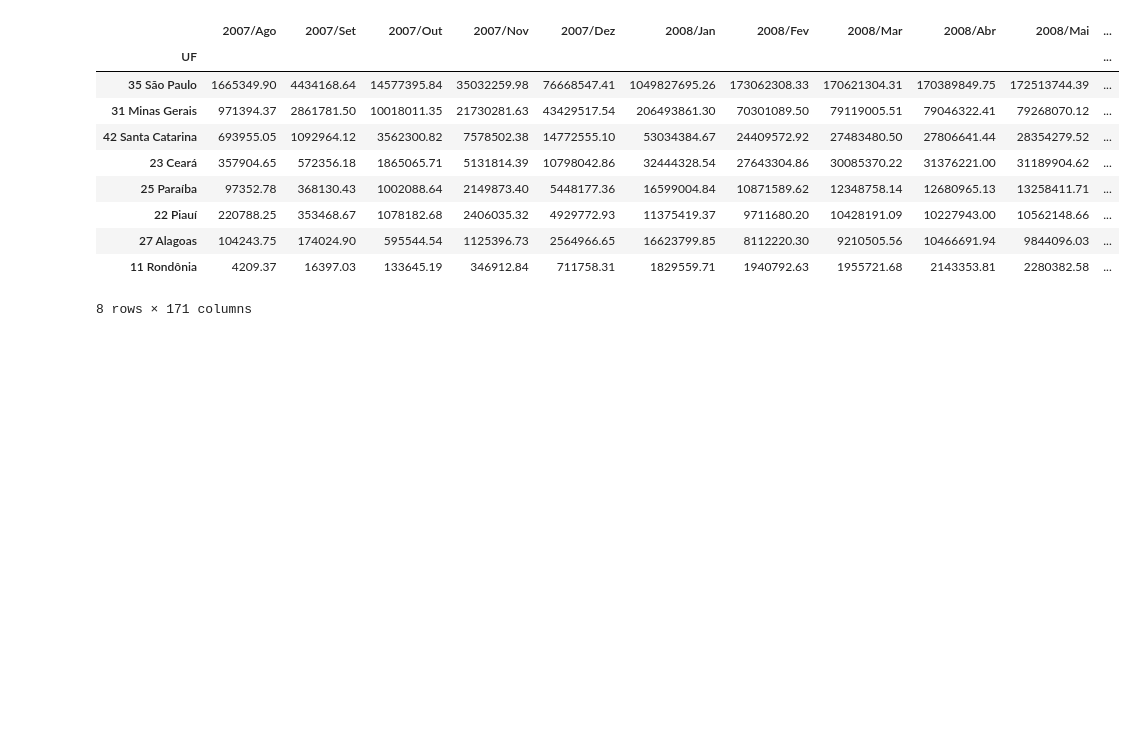
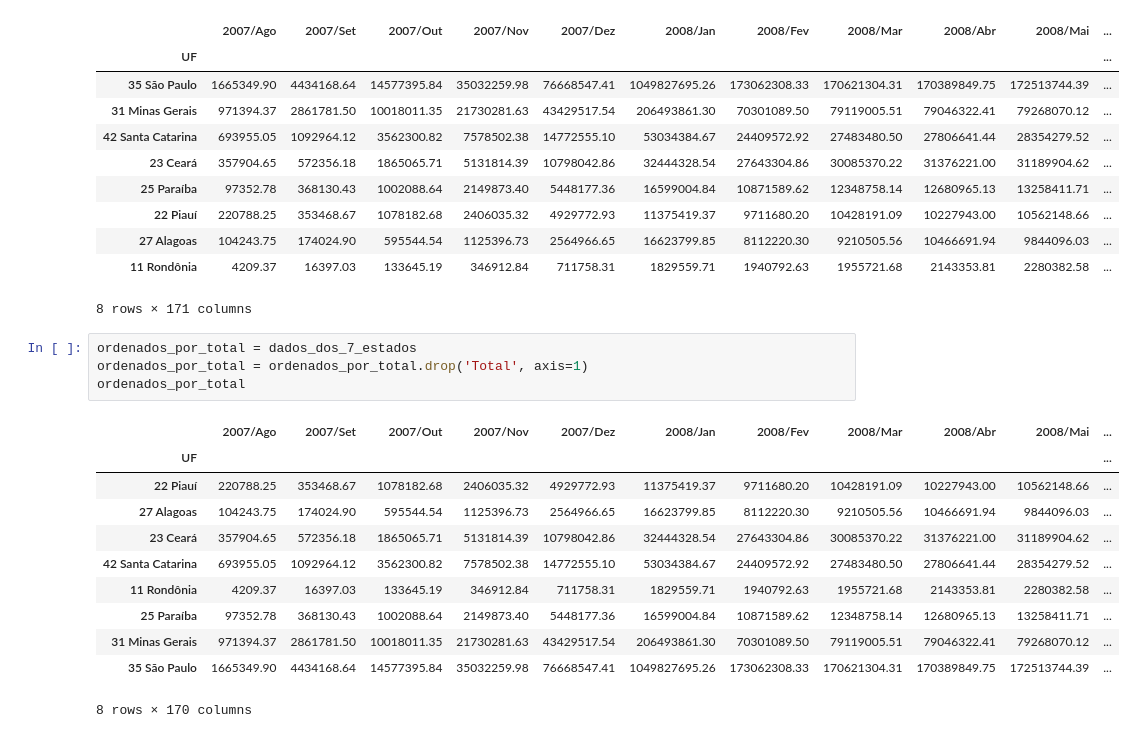
Before and after one commit to Lem0nes/POS-ALURA, a Jupyter notebook: A1-analise-exploracao-dados/main-1.ipynb, the cells around one changed output. Saved outputs shown, nothing was run; the diff lists cells and outputs as text; blank space fills up the shorter version.

```diff
--- a/A1-analise-exploracao-dados/main-1.ipynb
+++ b/A1-analise-exploracao-dados/main-1.ipynb
@@ -262,3 +262,19 @@ dados_dos_7_estados.sort_values(by='Total', ascending=False)
 | 27 Alagoas | 104243.75 | 174024.90 | 595544.54 | 1125396.73 | 2564966.65 | 16623799.85 | 8112220.30 | 9210505.56 | 10466691.94 | 9844096.03 | ... |
 | 11 Rondônia | 4209.37 | 16397.03 | 133645.19 | 346912.84 | 711758.31 | 1829559.71 | 1940792.63 | 1955721.68 | 2143353.81 | 2280382.58 | ... |
 8 rows × 171 columns
+# %%
+ordenados_por_total = dados_dos_7_estados
+ordenados_por_total = ordenados_por_total.drop('Total', axis=1)
+ordenados_por_total
+# %% [output]
+|  | 2007/Ago | 2007/Set | 2007/Out | 2007/Nov | 2007/Dez | 2008/Jan | 2008/Fev | 2008/Mar | 2008/Abr | 2008/Mai | ... |
+| UF |  |  |  |  |  |  |  |  |  |  | ... |
+| 22 Piauí | 220788.25 | 353468.67 | 1078182.68 | 2406035.32 | 4929772.93 | 11375419.37 | 9711680.20 | 10428191.09 | 10227943.00 | 10562148.66 | ... |
+| 27 Alagoas | 104243.75 | 174024.90 | 595544.54 | 1125396.73 | 2564966.65 | 16623799.85 | 8112220.30 | 9210505.56 | 10466691.94 | 9844096.03 | ... |
+| 23 Ceará | 357904.65 | 572356.18 | 1865065.71 | 5131814.39 | 10798042.86 | 32444328.54 | 27643304.86 | 30085370.22 | 31376221.00 | 31189904.62 | ... |
+| 42 Santa Catarina | 693955.05 | 1092964.12 | 3562300.82 | 7578502.38 | 14772555.10 | 53034384.67 | 24409572.92 | 27483480.50 | 27806641.44 | 28354279.52 | ... |
+| 11 Rondônia | 4209.37 | 16397.03 | 133645.19 | 346912.84 | 711758.31 | 1829559.71 | 1940792.63 | 1955721.68 | 2143353.81 | 2280382.58 | ... |
+| 25 Paraíba | 97352.78 | 368130.43 | 1002088.64 | 2149873.40 | 5448177.36 | 16599004.84 | 10871589.62 | 12348758.14 | 12680965.13 | 13258411.71 | ... |
+| 31 Minas Gerais | 971394.37 | 2861781.50 | 10018011.35 | 21730281.63 | 43429517.54 | 206493861.30 | 70301089.50 | 79119005.51 | 79046322.41 | 79268070.12 | ... |
+| 35 São Paulo | 1665349.90 | 4434168.64 | 14577395.84 | 35032259.98 | 76668547.41 | 1049827695.26 | 173062308.33 | 170621304.31 | 170389849.75 | 172513744.39 | ... |
+8 rows × 170 columns
```
Also changed, not shown: parts of 7 cells of this notebook.
